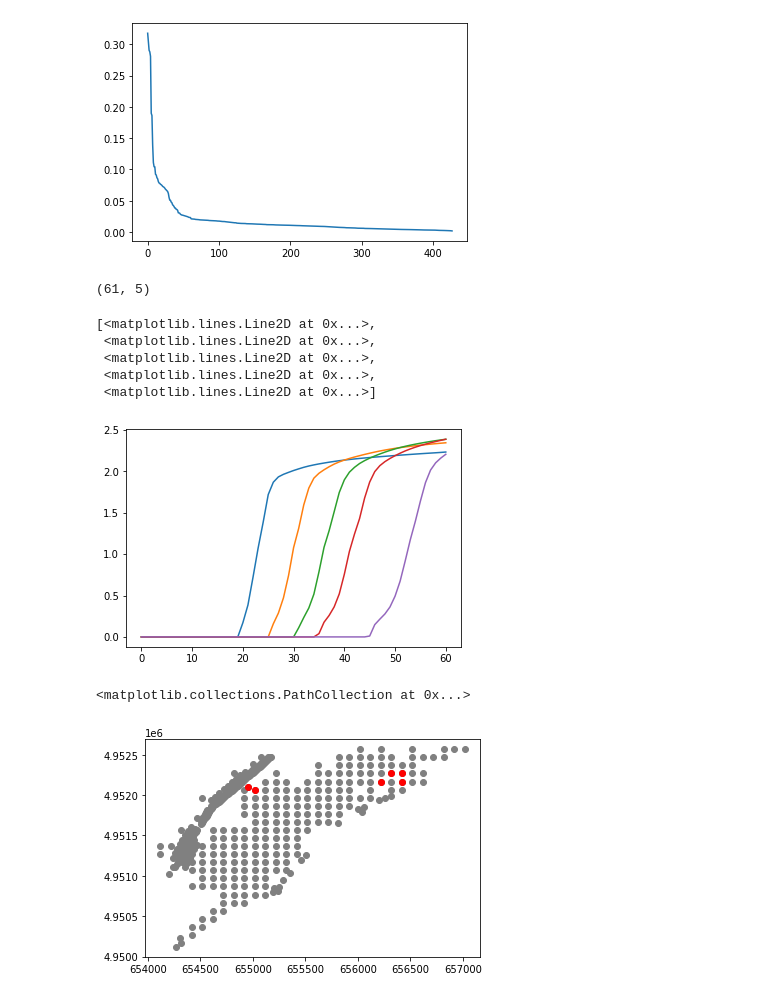
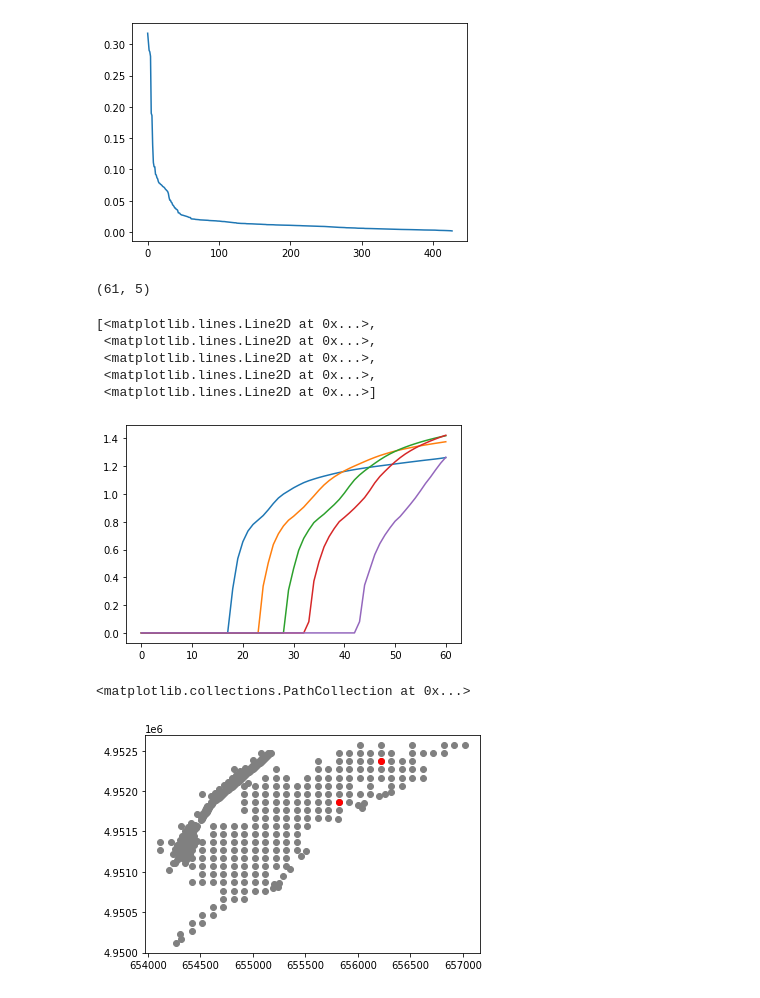
Before and after one commit to alex-l-young/rasopt, a Jupyter notebook: examples/sensitivity_sensor_locating.ipynb, the cells around one changed output. Saved outputs shown, nothing was run; the diff lists cells and outputs as text; code cells hidden in the pictures.

```diff
--- a/examples/sensitivity_sensor_locating.ipynb
+++ b/examples/sensitivity_sensor_locating.ipynb
@@ -88,31 +88,34 @@ ax.plot(case_mean[mean_sort_idxs])
 [figure]
 # %%
 # Test plots of highly variant cells.
-cell_idx = mean_sort_idxs[0]
+test_cell = 20
+cell_idx = mean_sort_idxs[test_cell]
 
 # Depths from each case.
 cell_depths = case_ar[cell_idx,:,:]
 print(cell_depths.shape)
 
 fig, ax = plt.subplots()
 ax.plot(cell_depths)
 # %% [output]
 (61, 5)
 [<matplotlib.lines.Line2D at 0x...>,
  <matplotlib.lines.Line2D at 0x...>,
  <matplotlib.lines.Line2D at 0x...>,
  <matplotlib.lines.Line2D at 0x...>,
  <matplotlib.lines.Line2D at 0x...>]
-[figure, old version]
+[figure, new version]
 # %%
 # Get lat and lon from the sensitive cells.
-cell_lat_lon = lat_lon[mean_sort_idxs[:6],:]
+start_cell = 20
+end_cell = 22
+cell_lat_lon = lat_lon[mean_sort_idxs[start_cell:end_cell],:]
 
 fig, ax = plt.subplots()
 ax.scatter(lat_lon[:,1], lat_lon[:,0], c='gray')
 ax.scatter(cell_lat_lon[:,1], cell_lat_lon[:,0], c='red')
 # %% [output]
 <matplotlib.collections.PathCollection at 0x...>
-[figure, old version]
+[figure, new version]
 # %%
 # Save a certain subset of the highly sensitive sensor locations.
```
Also changed, not shown: parts of 1 cell of this notebook.
